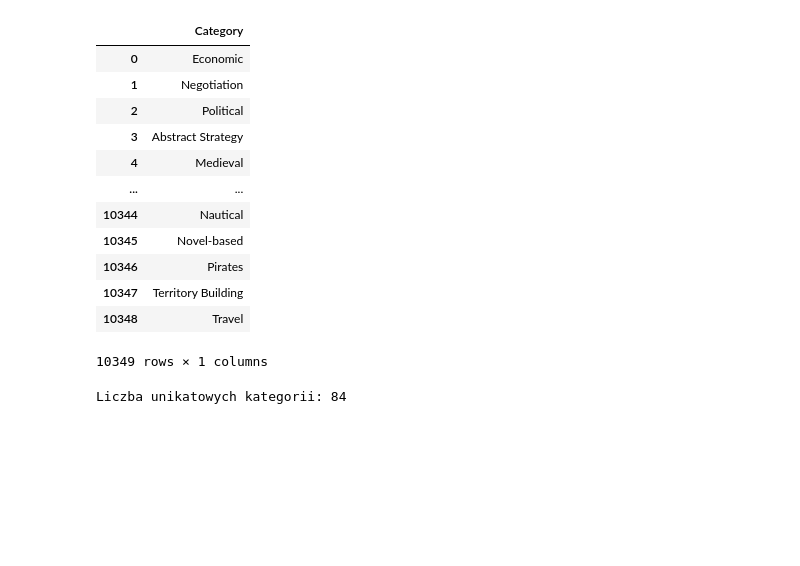
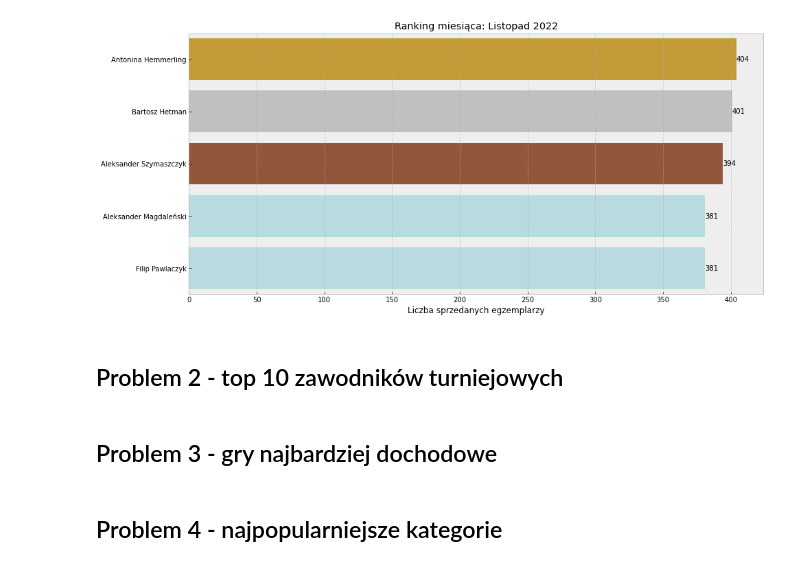
Before and after one commit to mweuro/Gameshop_database, a Jupyter notebook: Michal/games_type_ranking.ipynb, the cells around one changed output. Saved outputs shown, nothing was run; the diff lists cells and outputs as text; code cells hidden in the pictures; blank space fills up the shorter version.

Commit message:
Problem1 + Problem 4

```diff
--- a/Michal/games_type_ranking.ipynb
+++ b/Michal/games_type_ranking.ipynb
@@ -35,0 +75,5 @@ df.head()
+# %%
+df1_sale = join_tables(sale, staff, 'staff_id', 'staff_id')
+df1_sale = df1_sale.loc[:, ~df1_sale.columns.duplicated()]
+df1_sale = df1_sale[['staff_id', 'amount', 'date', 'first_name', 'last_name']]
+df1_sale.head()
@@ -35,0 +87,4 @@ df.head()
+# %%
+df1_sale['full_name'] = df1_sale['first_name'] + ' ' + df1_sale['last_name']
+df1_sale = df1_sale.drop(['first_name', 'last_name'], axis = 1)
+df1_sale.head()
@@ -35,0 +98,5 @@ df.head()
+# %%
+df1_sale['day'] = pd.to_datetime(df1_sale['date']).dt.day
+df1_sale['month'] = pd.to_datetime(df1_sale['date']).dt.month
+df1_sale['year'] = pd.to_datetime(df1_sale['date']).dt.year
+df1_sale.head()
@@ -35,0 +135,3 @@ df.head()
+# %%
+best_count = df1_sale.groupby(['year', 'month', 'full_name'])['full_name'].count()
+best_count
@@ -36,29 +152,32 @@ df.head()
+# %%
+month_ranking_example(best_count, 'Liczba sprzedanych egzemplarzy', 2022, 11)
+# %% [output]
+[figure, added]
+# %% [markdown]
+## Problem 2 - top 10 zawodników turniejowych
+# %% [markdown]
+## Problem 3 - gry najbardziej dochodowe
+# %% [markdown]
+## Problem 4 - najpopularniejsze kategorie
 # %%
-categories = df.category.values
-splitted = []
-for category in categories:
-    category_split = category.split(', ')
-    for indice in category_split:
-        splitted.append(indice)
-splitted = np.array(splitted)
-splitted_series = pd.DataFrame(splitted)
-splitted_series.columns = ['Category']
-splitted_series
+def best_categories(df): # podać dataframe z kolumną category
+    categories = df.category.values
+    splitted = []
+    for category in categories:
+        category_split = category.split(', ')
+        for indice in category_split:
+            splitted.append(indice)
+    splitted = np.array(splitted)
+    splitted_series = pd.DataFrame(splitted)
+    splitted_series.columns = ['Category']
+
+    popularity = splitted_series.value_counts().reset_index()
+    popularity.columns = ['Category', 'Count']
+    first10 = popularity[:10]
+
+    plt.style.use('bmh')
+    fig, ax = plt.subplots()
+    ax.bar(first10['Category'], first10['Count'])
+    ax.set_xticklabels(first10['Category'], rotation = 90)
+    ax.set_ylabel('Number of games')
+    plt.show()
-# %% [output]
-|  | Category |
-| 0 | Economic |
-| 1 | Negotiation |
-| 2 | Political |
-| 3 | Abstract Strategy |
-| 4 | Medieval |
-| ... | ... |
-| 10344 | Nautical |
-| 10345 | Novel-based |
-| 10346 | Pirates |
-| 10347 | Territory Building |
-| 10348 | Travel |
-10349 rows × 1 columns
-# %%
-print('Liczba unikatowych kategorii: ' + str(len(splitted_series.Category.unique())))
-# %% [output]
-Liczba unikatowych kategorii: 84
```
Also changed, not shown: parts of 25 cells of this notebook.
